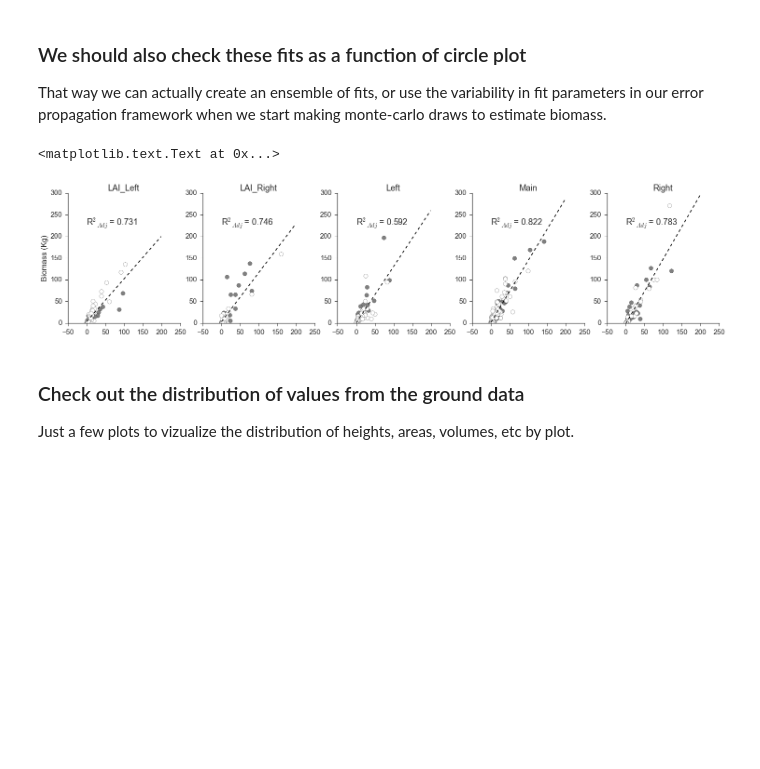
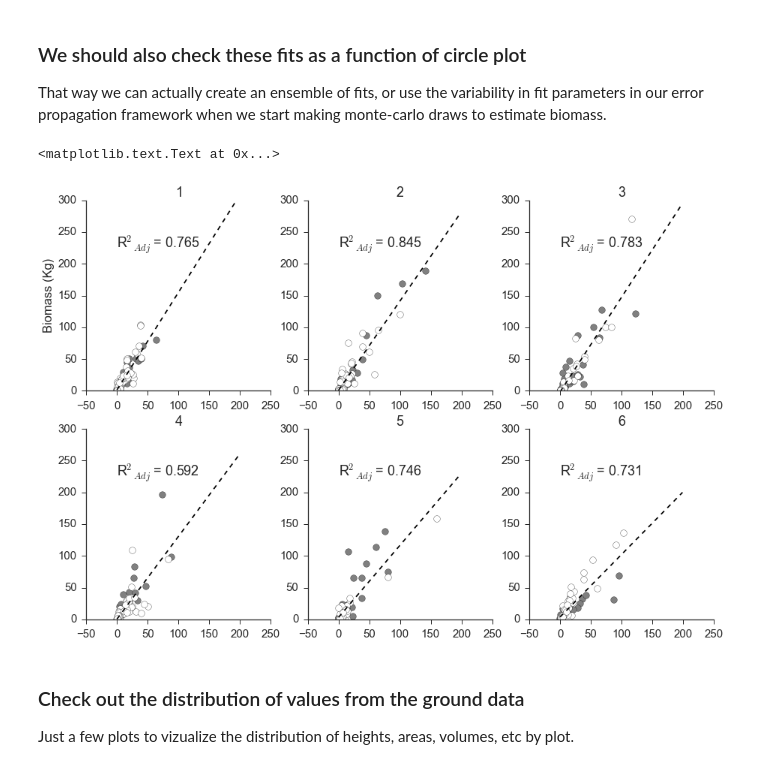
Before and after one commit to djkrofch/PJ_SfM, a Jupyter notebook: PJ Woodlands SfM.ipynb, the cells around one changed output. Saved outputs shown, nothing was run; the diff lists cells and outputs as text; code cells hidden in the pictures; blank space fills up the shorter version.

Commit message:
Added PJ circleplot 2009 data
corrected plot reference to 'transect', not plots are referenced as 1-6.

```diff
--- a/PJ Woodlands SfM.ipynb
+++ b/PJ Woodlands SfM.ipynb
@@ -139,8 +139,9 @@ plotData = plotData[plotData.Year == 2013]
 pinon = plotData[plotData.Species == 'PIED ']
 jumo = plotData[plotData.Species == 'JUMO']
 
-fitData = pd.DataFrame(dict(SPECIES = plotData['Species'],
-                            PLOT = plotData['Transect'],
+fitData = pd.DataFrame(dict(
+                            SPECIES = plotData['Species'],
+                            PLOT = plotData['Plot Name'],
                             VOLUME = plotData['Volume (m3)'],
                             BIOMASS = plotData['BIOMASS']/1000))
 
@@ -195,37 +196,37 @@ ax.set_xlabel('Volume (m$^{3}$)')
 ### We should also check these fits as a function of circle plot
 That way we can actually create an ensemble of fits, or use the variability in fit parameters in our error propagation framework when we start making monte-carlo draws to estimate biomass.
 # %%
-f, (ax1, ax2, ax3, ax4, ax5) = plt.subplots(1,5, figsize = (25,5))
+f, ((ax1, ax2, ax3), (ax4, ax5, ax6)) = plt.subplots(2,3, figsize = (15,10))
 axs = f.axes
 axix = 0
 for plot in np.unique(fitData.PLOT):
     y = []
     idx = 0
     toFit = fitData[fitData.PLOT == plot]
     ols = smf.ols('BIOMASS ~ VOLUME', toFit).fit()
     slope = (ols.params['VOLUME'])
     intercept = (ols.params['Intercept'])
     for num in np.arange(0, 200, 1):
          y.append(intercept + slope*num)
     ax = axs[axix]
     ax.text(0,225,'R$^{2}$$_{Adj}$ = ' + str(np.round(ols.rsquared_adj, 3)))
 
     ax.plot(np.arange(0, 200, 1), y, color = 'black', linestyle = '--')
     for species in fitData.SPECIES.unique():
         toPlot = toFit[toFit.SPECIES == species]
         ax.scatter(toPlot.VOLUME, toPlot.BIOMASS,
                     color = spcCol[idx], marker = 'o',
                     edgecolor='k', s = 75)
         idx  += 1
     ax.set_title(plot)
     ax.set_ylim([0,300])
     axix += 1
 sns.despine()
 sns.set_context('notebook', font_scale=1.5)
 ax1.set_ylabel('Biomass (Kg)')
 # %% [output]
 <matplotlib.text.Text at 0x...>
-[figure, old version]
+[figure, new version]
 # %% [markdown]
 ### Check out the distribution of values from the ground data
 Just a few plots to vizualize the distribution of heights, areas, volumes, etc by plot.
```
Also changed, not shown: parts of 6 cells of this notebook.
